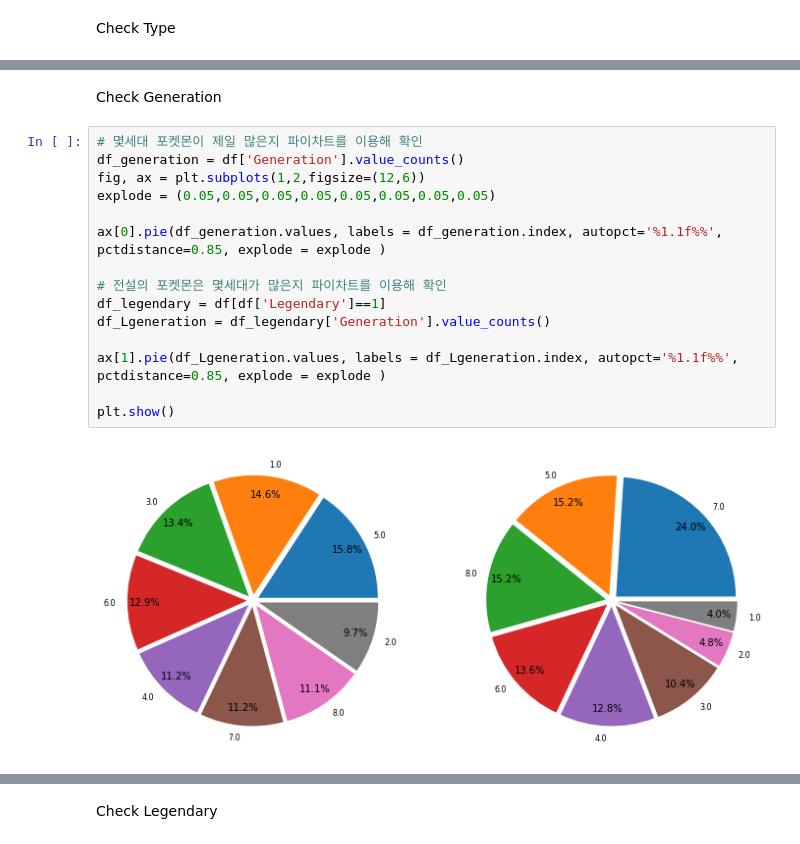
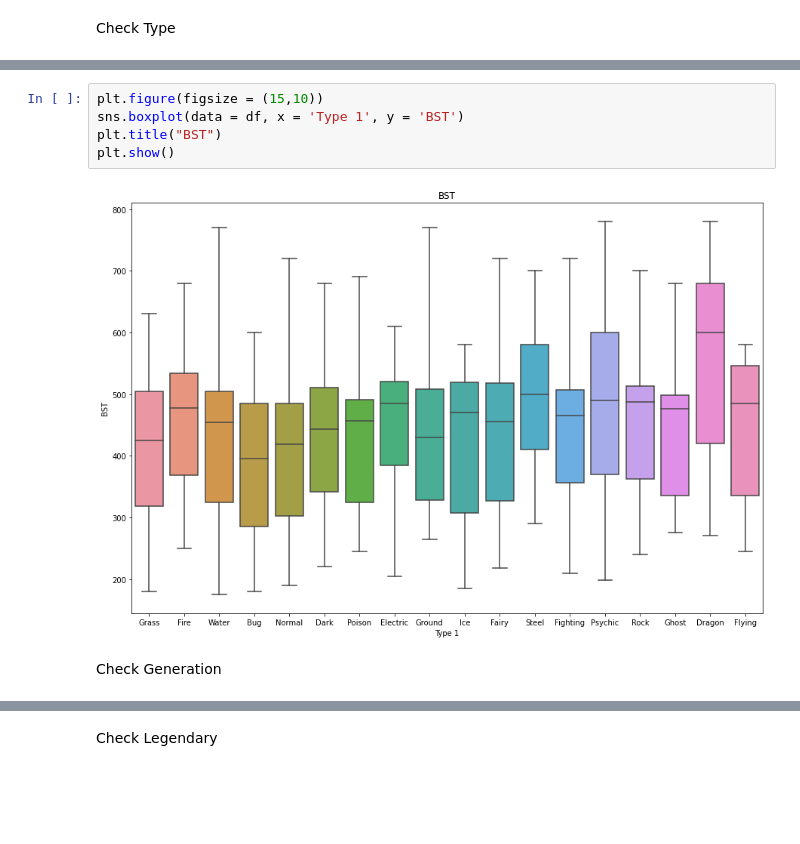
Before and after one commit to laewonJeong/Data-Analysis-Programming, a Jupyter notebook: DAP_Project.ipynb, the cells around one changed output, grey strips where cells are left out. Saved outputs shown, nothing was run; the diff lists cells and outputs as text; blank space fills up the shorter version.

```diff
--- a/DAP_Project.ipynb
+++ b/DAP_Project.ipynb
@@ -98,19 +128,9 @@ plt.show()
+# %%
+plt.figure(figsize = (15,10))
+sns.boxplot(data = df, x = 'Type 1', y = 'BST')
+plt.title("BST")
+plt.show()
+# %% [output]
+[figure, added]
 # %% [markdown]
 Check Generation
-# %%
-# 몇세대 포켓몬이 제일 많은지 파이차트를 이용해 확인
-df_generation = df['Generation'].value_counts()
-fig, ax = plt.subplots(1,2,figsize=(12,6))
-explode = (0.05,0.05,0.05,0.05,0.05,0.05,0.05,0.05)
-
-ax[0].pie(df_generation.values, labels = df_generation.index, autopct='%1.1f%%', pctdistance=0.85, explode = explode )
-
-# 전설의 포켓몬은 몇세대가 많은지 파이차트를 이용해 확인
-df_legendary = df[df['Legendary']==1]
-df_Lgeneration = df_legendary['Generation'].value_counts()
-
-ax[1].pie(df_Lgeneration.values, labels = df_Lgeneration.index, autopct='%1.1f%%', pctdistance=0.85, explode = explode )
-
-plt.show()
-# %% [output]
-[figure, removed]
```
Also changed, not shown: parts of 27 cells of this notebook.
